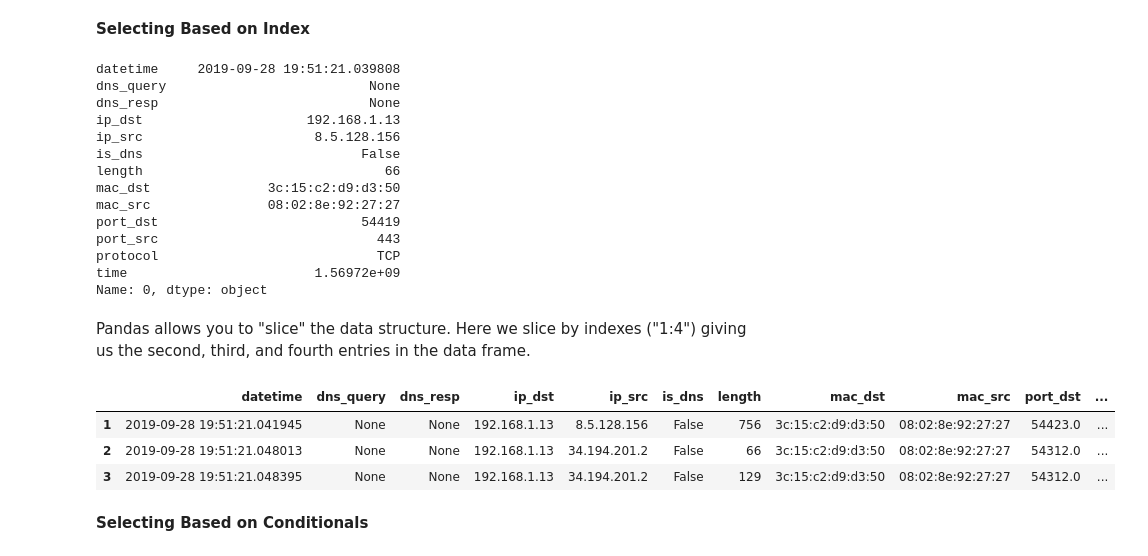
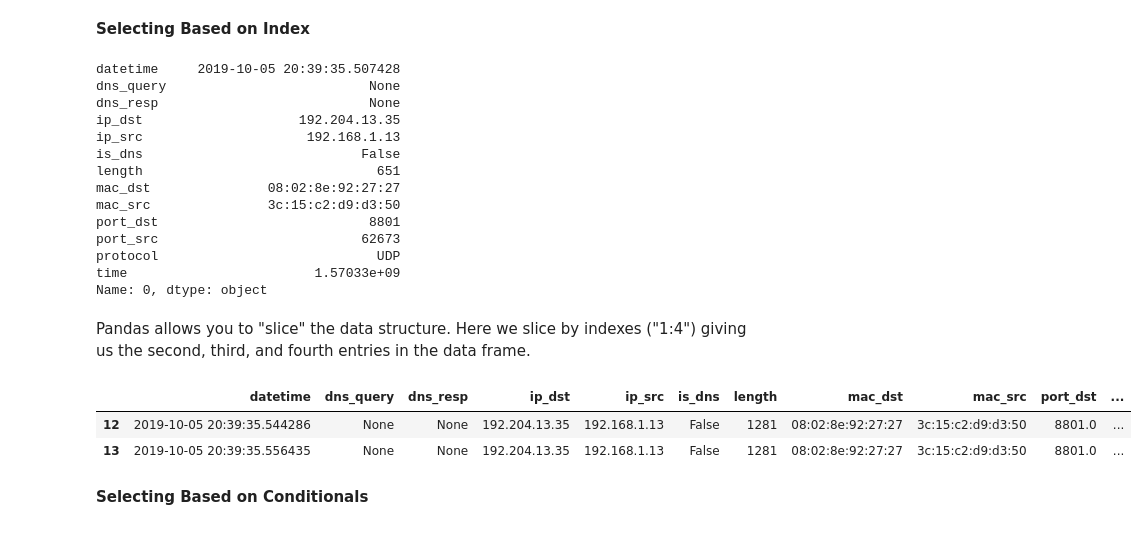
Before and after one commit to noise-lab/ml-networking, a Jupyter notebook: cookbook/Pcap-Pandas.ipynb, the cells around one changed output. Drawn from its saved outputs; the diff is of its cells as text; code cells hidden in the pictures.

```diff
--- a/cookbook/Pcap-Pandas.ipynb
+++ b/cookbook/Pcap-Pandas.ipynb
@@ -162,8 +162,9 @@ for fn in uploaded.keys():
 Saving example.pcap to example.pcap
 User uploaded file "example.pcap" with length 2001696 bytes
 # %%
+# Make sure that this cell prints out a filename that exists! (The one for your wireshark capture.)
 dir = '/Users/feamster/Downloads'
-filename = 'example-20190928'
+filename = 'example-20191005'
 file = "{}/{}.pcap".format(dir,filename)
 print(file)
 # %% [output]
@@ -222,29 +225,28 @@ ex_ppd.describe()
 # %%
 ex_ppd.iloc[0]
 # %% [output]
-datetime     2019-09-28 19:51:21.039808
+datetime     2019-10-05 20:39:35.507428
 dns_query                          None
 dns_resp                           None
-ip_dst                     192.168.1.13
-ip_src                      8.5.128.156
+ip_dst                    192.204.13.35
+ip_src                     192.168.1.13
 is_dns                            False
-length                               66
-mac_dst               3c:15:c2:d9:d3:50
-mac_src               08:02:8e:92:27:27
-port_dst                          54419
-port_src                            443
-protocol                            TCP
-time                        1.56972e+09
+length                              651
+mac_dst               08:02:8e:92:27:27
+mac_src               3c:15:c2:d9:d3:50
+port_dst                           8801
+port_src                          62673
+protocol                            UDP
+time                        1.57033e+09
 Name: 0, dtype: object
 # %% [markdown]
 Pandas allows you to "slice" the data structure. Here we slice by indexes ("1:4") giving us the second, third, and fourth entries in the data frame.
 # %%
-ex_ppd.iloc[1:4]
+ex_ppd.iloc[12:14]
 # %% [output]
 |  | datetime | dns_query | dns_resp | ip_dst | ip_src | is_dns | length | mac_dst | mac_src | port_dst | ... |
-| 1 | 2019-09-28 19:51:21.041945 | None | None | 192.168.1.13 | 8.5.128.156 | False | 756 | 3c:15:c2:d9:d3:50 | 08:02:8e:92:27:27 | 54423.0 | ... |
-| 2 | 2019-09-28 19:51:21.048013 | None | None | 192.168.1.13 | 34.194.201.2 | False | 66 | 3c:15:c2:d9:d3:50 | 08:02:8e:92:27:27 | 54312.0 | ... |
-| 3 | 2019-09-28 19:51:21.048395 | None | None | 192.168.1.13 | 34.194.201.2 | False | 129 | 3c:15:c2:d9:d3:50 | 08:02:8e:92:27:27 | 54312.0 | ... |
+| 12 | 2019-10-05 20:39:35.544286 | None | None | 192.204.13.35 | 192.168.1.13 | False | 1281 | 08:02:8e:92:27:27 | 3c:15:c2:d9:d3:50 | 8801.0 | ... |
+| 13 | 2019-10-05 20:39:35.556435 | None | None | 192.204.13.35 | 192.168.1.13 | False | 1281 | 08:02:8e:92:27:27 | 3c:15:c2:d9:d3:50 | 8801.0 | ... |
 # %% [markdown]
 **Selecting Based on Conditionals**
 # %% [markdown]
```
Also changed, not shown: parts of 17 cells of this notebook, 4 other files.
